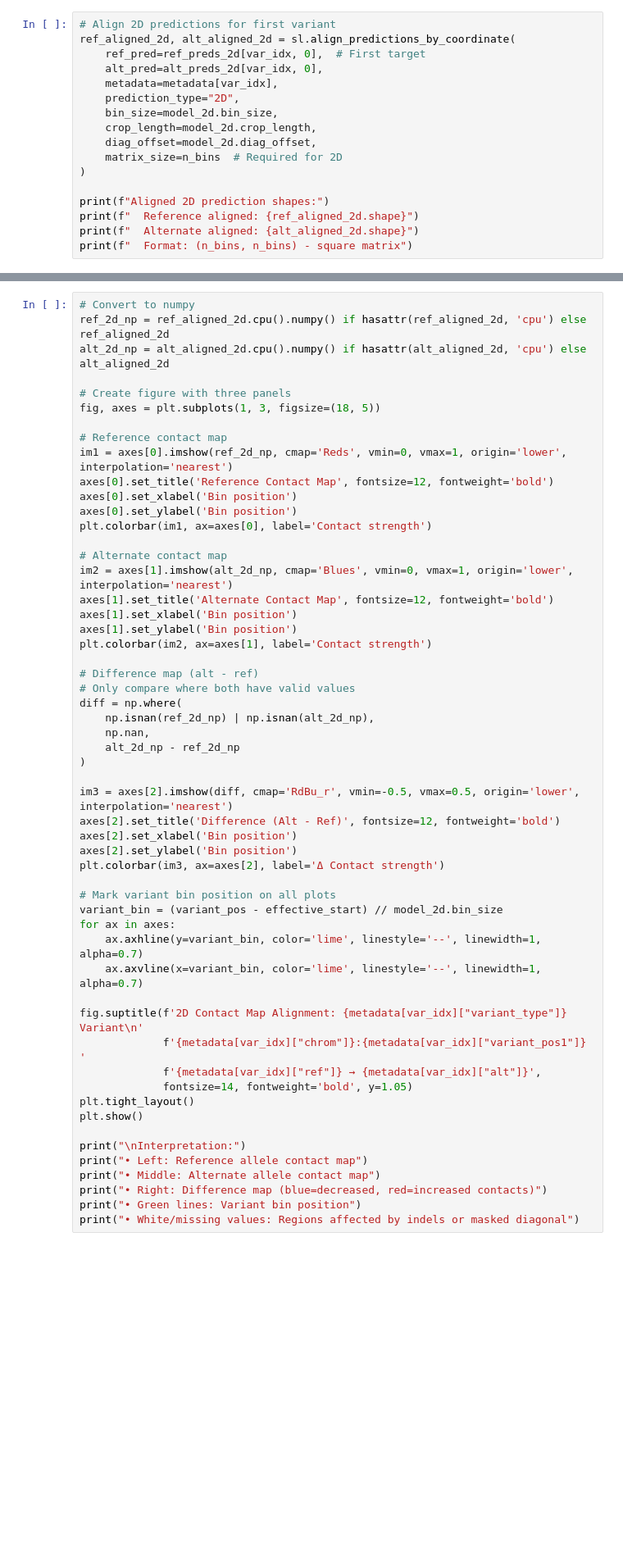
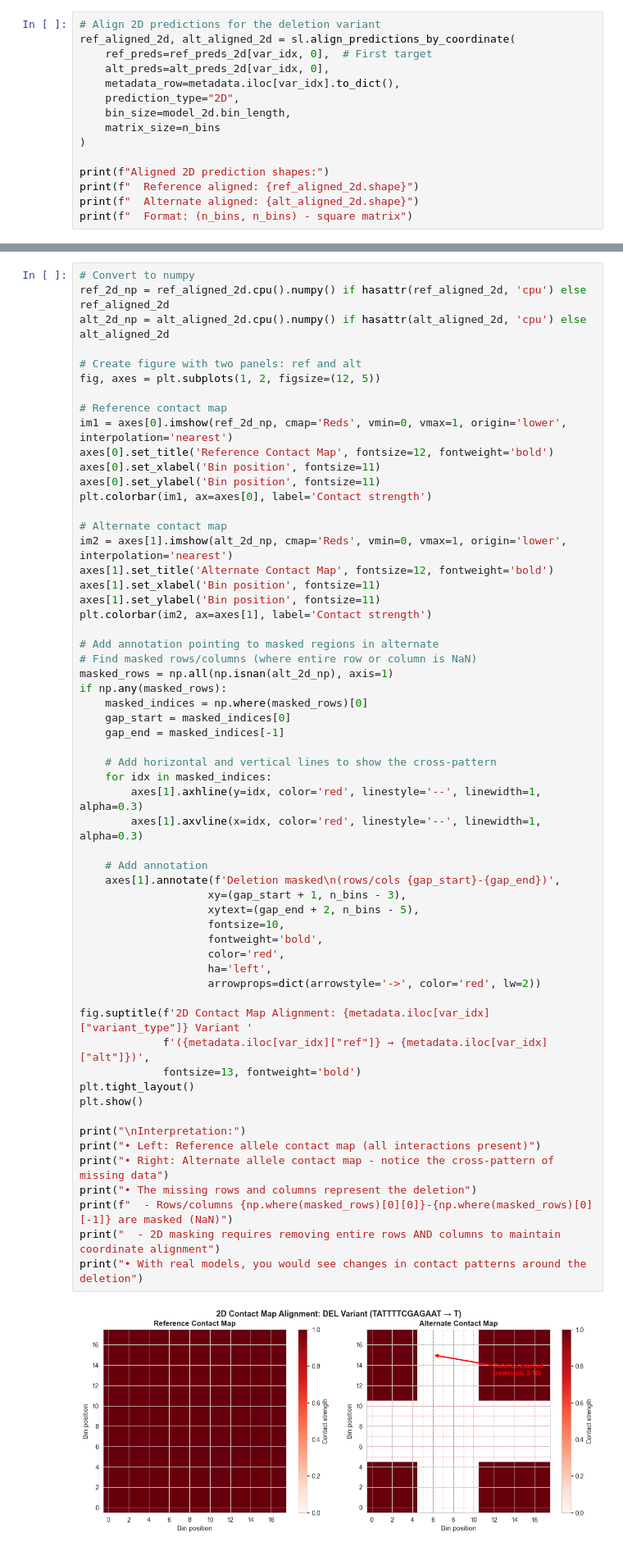
Before and after one commit to gladstone-institutes/supremo_lite, a Jupyter notebook: docs/notebooks/03_prediction_alignment.ipynb, the cells around one changed output, grey strips where cells are left out. Shown: that part at 82% size. Drawn from its saved outputs; the diff is of its cells as text; blank space fills up the shorter version.

```diff
--- a/docs/notebooks/03_prediction_alignment.ipynb
+++ b/docs/notebooks/03_prediction_alignment.ipynb
@@ -217,16 +318,14 @@ print(f"  Format: (batch={ref_preds_2d.shape[0]}, targets={ref_preds_2d.shape[1]
 
 Aligning 2D contact maps is more complex because variants affect both dimensions:
 # %%
-# Align 2D predictions for first variant
+# Align 2D predictions for the deletion variant
 ref_aligned_2d, alt_aligned_2d = sl.align_predictions_by_coordinate(
-    ref_pred=ref_preds_2d[var_idx, 0],  # First target
-    alt_pred=alt_preds_2d[var_idx, 0],
-    metadata=metadata[var_idx],
+    ref_preds=ref_preds_2d[var_idx, 0],  # First target
+    alt_preds=alt_preds_2d[var_idx, 0],
+    metadata_row=metadata.iloc[var_idx].to_dict(),
     prediction_type="2D",
-    bin_size=model_2d.bin_size,
-    crop_length=model_2d.crop_length,
-    diag_offset=model_2d.diag_offset,
-    matrix_size=n_bins  # Required for 2D
+    bin_size=model_2d.bin_length,
+    matrix_size=n_bins
 )
 
 print(f"Aligned 2D prediction shapes:")
@@ -240,55 +344,60 @@ Contact maps show pairwise interactions between genomic positions:
 # %%
 # Convert to numpy
 ref_2d_np = ref_aligned_2d.cpu().numpy() if hasattr(ref_aligned_2d, 'cpu') else ref_aligned_2d
 alt_2d_np = alt_aligned_2d.cpu().numpy() if hasattr(alt_aligned_2d, 'cpu') else alt_aligned_2d
 
-# Create figure with three panels
-fig, axes = plt.subplots(1, 3, figsize=(18, 5))
+# Create figure with two panels: ref and alt
+fig, axes = plt.subplots(1, 2, figsize=(12, 5))
 
 # Reference contact map
 im1 = axes[0].imshow(ref_2d_np, cmap='Reds', vmin=0, vmax=1, origin='lower', interpolation='nearest')
 axes[0].set_title('Reference Contact Map', fontsize=12, fontweight='bold')
-axes[0].set_xlabel('Bin position')
-axes[0].set_ylabel('Bin position')
+axes[0].set_xlabel('Bin position', fontsize=11)
+axes[0].set_ylabel('Bin position', fontsize=11)
 plt.colorbar(im1, ax=axes[0], label='Contact strength')
 
 # Alternate contact map
-im2 = axes[1].imshow(alt_2d_np, cmap='Blues', vmin=0, vmax=1, origin='lower', interpolation='nearest')
+im2 = axes[1].imshow(alt_2d_np, cmap='Reds', vmin=0, vmax=1, origin='lower', interpolation='nearest')
 axes[1].set_title('Alternate Contact Map', fontsize=12, fontweight='bold')
-axes[1].set_xlabel('Bin position')
-axes[1].set_ylabel('Bin position')
+axes[1].set_xlabel('Bin position', fontsize=11)
+axes[1].set_ylabel('Bin position', fontsize=11)
 plt.colorbar(im2, ax=axes[1], label='Contact strength')
 
-# Difference map (alt - ref)
-# Only compare where both have valid values
-diff = np.where(
-    np.isnan(ref_2d_np) | np.isnan(alt_2d_np),
-    np.nan,
-    alt_2d_np - ref_2d_np
-)
+# Add annotation pointing to masked regions in alternate
+# Find masked rows/columns (where entire row or column is NaN)
+masked_rows = np.all(np.isnan(alt_2d_np), axis=1)
+if np.any(masked_rows):
+    masked_indices = np.where(masked_rows)[0]
+    gap_start = masked_indices[0]
+    gap_end = masked_indices[-1]
 
-im3 = axes[2].imshow(diff, cmap='RdBu_r', vmin=-0.5, vmax=0.5, origin='lower', interpolation='nearest')
-axes[2].set_title('Difference (Alt - Ref)', fontsize=12, fontweight='bold')
-axes[2].set_xlabel('Bin position')
-axes[2].set_ylabel('Bin position')
-plt.colorbar(im3, ax=axes[2], label='Δ Contact strength')
+    # Add horizontal and vertical lines to show the cross-pattern
+    for idx in masked_indices:
+        axes[1].axhline(y=idx, color='red', linestyle='--', linewidth=1, alpha=0.3)
+        axes[1].axvline(x=idx, color='red', linestyle='--', linewidth=1, alpha=0.3)
 
-# Mark variant bin position on all plots
-variant_bin = (variant_pos - effective_start) // model_2d.bin_size
-for ax in axes:
-    ax.axhline(y=variant_bin, color='lime', linestyle='--', linewidth=1, alpha=0.7)
-    ax.axvline(x=variant_bin, color='lime', linestyle='--', linewidth=1, alpha=0.7)
+    # Add annotation
+    axes[1].annotate(f'Deletion masked\n(rows/cols {gap_start}-{gap_end})',
+                    xy=(gap_start + 1, n_bins - 3),
+                    xytext=(gap_end + 2, n_bins - 5),
+                    fontsize=10,
+                    fontweight='bold',
+                    color='red',
+                    ha='left',
+                    arrowprops=dict(arrowstyle='->', color='red', lw=2))
 
-fig.suptitle(f'2D Contact Map Alignment: {metadata[var_idx]["variant_type"]} Variant\n'
-             f'{metadata[var_idx]["chrom"]}:{metadata[var_idx]["variant_pos1"]} '
-             f'{metadata[var_idx]["ref"]} → {metadata[var_idx]["alt"]}',
-             fontsize=14, fontweight='bold', y=1.05)
+fig.suptitle(f'2D Contact Map Alignment: {metadata.iloc[var_idx]["variant_type"]} Variant '
+             f'({metadata.iloc[var_idx]["ref"]} → {metadata.iloc[var_idx]["alt"]})',
+             fontsize=13, fontweight='bold')
 plt.tight_layout()
 plt.show()
 
 print("\nInterpretation:")
-print("• Left: Reference allele contact map")
-print("• Middle: Alternate allele contact map")
-print("• Right: Difference map (blue=decreased, red=increased contacts)")
-print("• Green lines: Variant bin position")
-print("• White/missing values: Regions affected by indels or masked diagonal")
+print("• Left: Reference allele contact map (all interactions present)")
+print("• Right: Alternate allele contact map - notice the cross-pattern of missing data")
+print("• The missing rows and columns represent the deletion")
+print(f"  - Rows/columns {np.where(masked_rows)[0][0]}-{np.where(masked_rows)[0][-1]} are masked (NaN)")
+print("  - 2D masking requires removing entire rows AND columns to maintain coordinate alignment")
+print("• With real models, you would see changes in contact patterns around the deletion")
+# %% [output]
+[figure, added]
```
Also changed, not shown: parts of 15 cells of this notebook, 16 other files.
